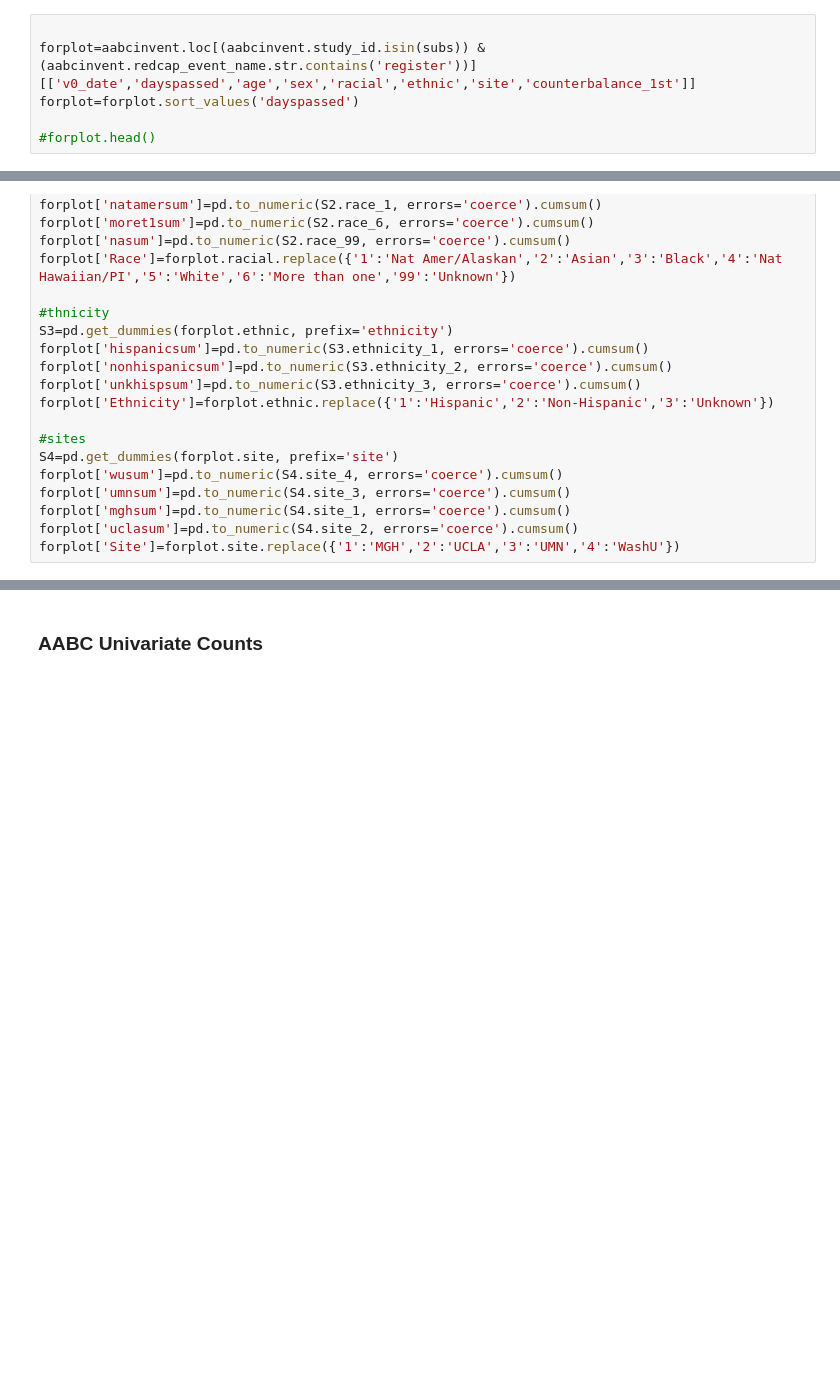
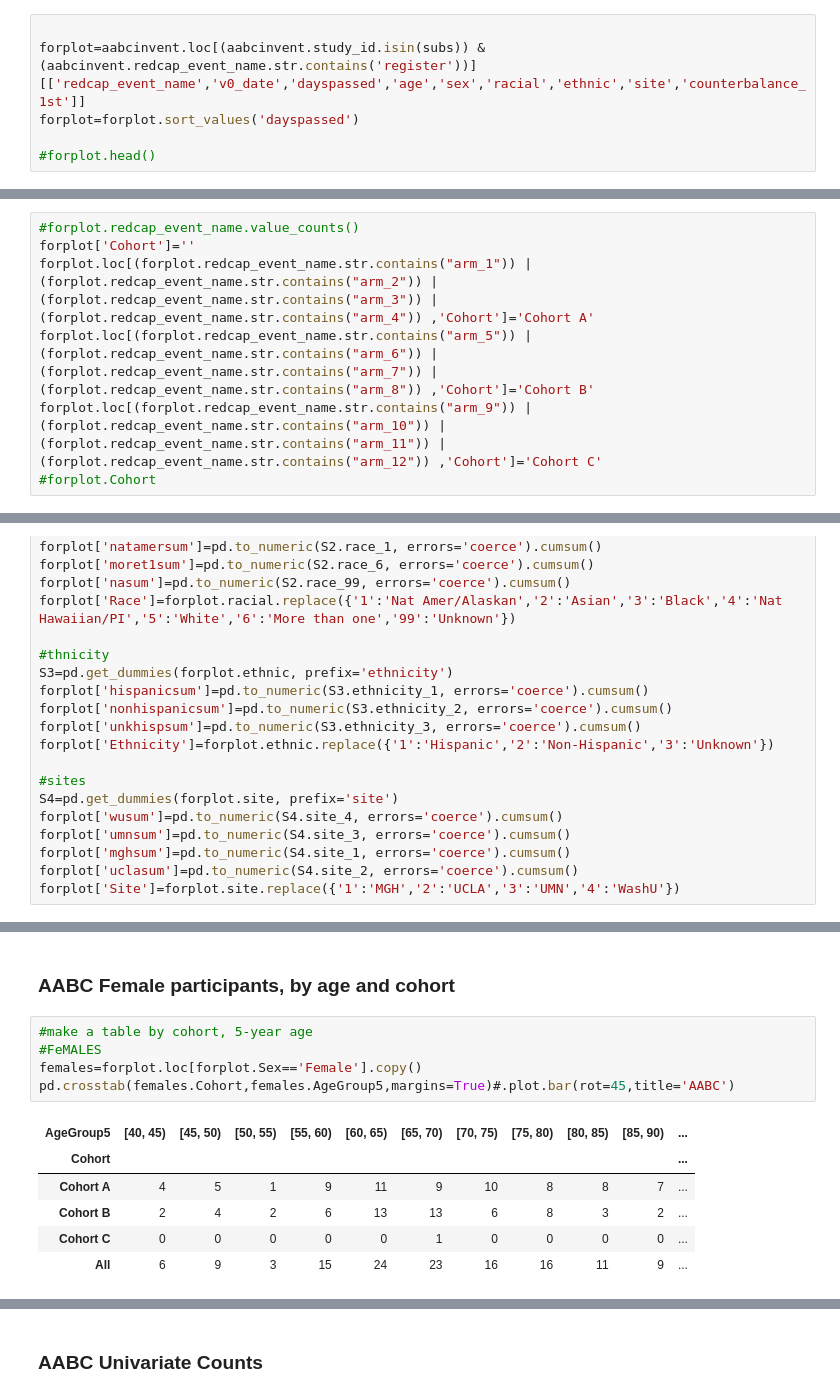
Before and after one commit to humanconnectome/AABC_Behavioral_QC, a Jupyter notebook: AABC_HCA_recruitmentstats.ipynb, the cells around one changed output, grey strips where cells are left out. Saved outputs shown, nothing was run; the diff lists cells and outputs as text; blank space fills up the shorter version.

Commit message:
add cohort breakdown tables

```diff
--- a/AABC_HCA_recruitmentstats.ipynb
+++ b/AABC_HCA_recruitmentstats.ipynb
@@ -51,7 +51,7 @@ subjects=subjects.loc[subjects.register_visit_complete =='2'][['study_id']]
 subs=list(subjects.study_id)
 # %%
 
-forplot=aabcinvent.loc[(aabcinvent.study_id.isin(subs)) & (aabcinvent.redcap_event_name.str.contains('register'))][['v0_date','dayspassed','age','sex','racial','ethnic','site','counterbalance_1st']]
+forplot=aabcinvent.loc[(aabcinvent.study_id.isin(subs)) & (aabcinvent.redcap_event_name.str.contains('register'))][['redcap_event_name','v0_date','dayspassed','age','sex','racial','ethnic','site','counterbalance_1st']]
 forplot=forplot.sort_values('dayspassed')
 
 #forplot.head()
@@ -73,0 +72,7 @@ forplot['Counterbalance']=forplot.counterbalance_1st.replace({'3':'CB3','4':'CB4
+# %%
+#forplot.redcap_event_name.value_counts()
+forplot['Cohort']=''
+forplot.loc[(forplot.redcap_event_name.str.contains("arm_1")) | (forplot.redcap_event_name.str.contains("arm_2")) |(forplot.redcap_event_name.str.contains("arm_3")) |(forplot.redcap_event_name.str.contains("arm_4")) ,'Cohort']='Cohort A'
+forplot.loc[(forplot.redcap_event_name.str.contains("arm_5")) | (forplot.redcap_event_name.str.contains("arm_6")) |(forplot.redcap_event_name.str.contains("arm_7")) |(forplot.redcap_event_name.str.contains("arm_8")) ,'Cohort']='Cohort B'
+forplot.loc[(forplot.redcap_event_name.str.contains("arm_9")) | (forplot.redcap_event_name.str.contains("arm_10")) |(forplot.redcap_event_name.str.contains("arm_11")) |(forplot.redcap_event_name.str.contains("arm_12")) ,'Cohort']='Cohort C'
+#forplot.Cohort
@@ -115 +154,15 @@ forplot['age90sum']=pd.to_numeric(S5['age_[90, 120)'],errors='coerce').cumsum()
 #forplot.columns
+# %% [markdown]
+### AABC Female participants, by age and cohort
+# %%
+#make a table by cohort, 5-year age
+#FeMALES
+females=forplot.loc[forplot.Sex=='Female'].copy()
+pd.crosstab(females.Cohort,females.AgeGroup5,margins=True)#.plot.bar(rot=45,title='AABC')
+# %% [output]
+| AgeGroup5 | [40, 45) | [45, 50) | [50, 55) | [55, 60) | [60, 65) | [65, 70) | [70, 75) | [75, 80) | [80, 85) | [85, 90) | ... |
+| Cohort |  |  |  |  |  |  |  |  |  |  | ... |
+| Cohort A | 4 | 5 | 1 | 9 | 11 | 9 | 10 | 8 | 8 | 7 | ... |
+| Cohort B | 2 | 4 | 2 | 6 | 13 | 13 | 6 | 8 | 3 | 2 | ... |
+| Cohort C | 0 | 0 | 0 | 0 | 0 | 1 | 0 | 0 | 0 | 0 | ... |
+| All | 6 | 9 | 3 | 15 | 24 | 23 | 16 | 16 | 11 | 9 | ... |
```
Also changed, not shown: parts of 13 cells of this notebook.
